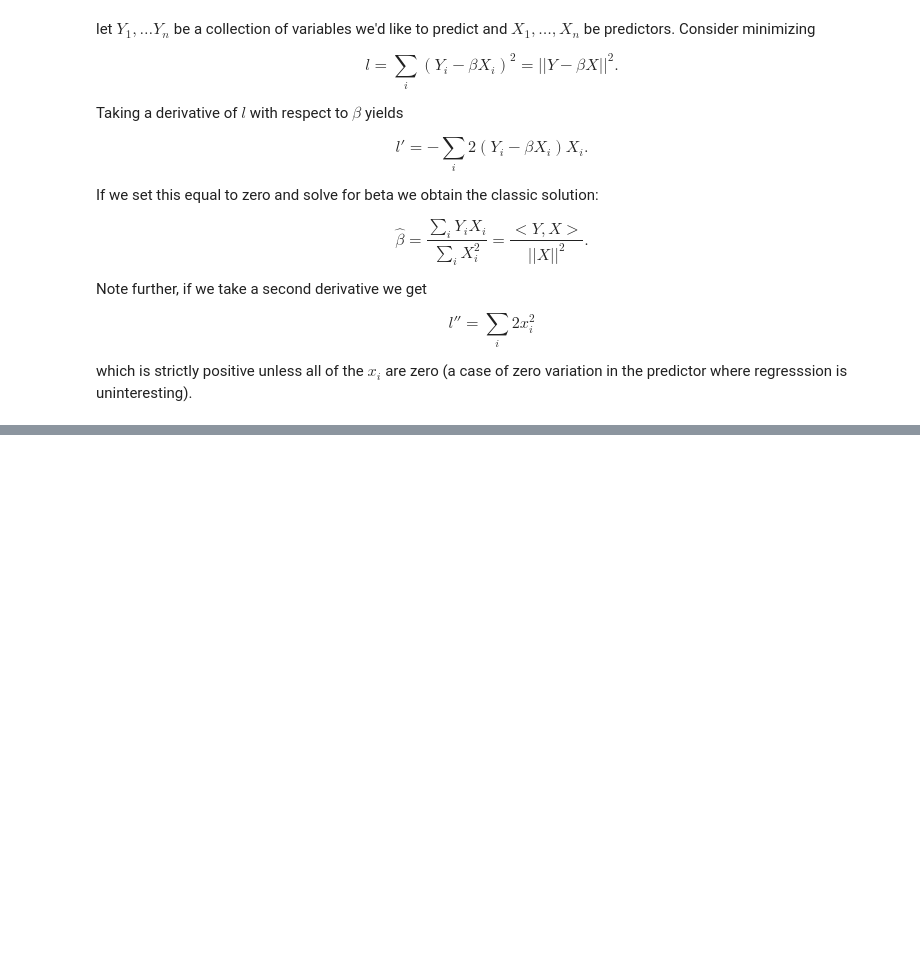
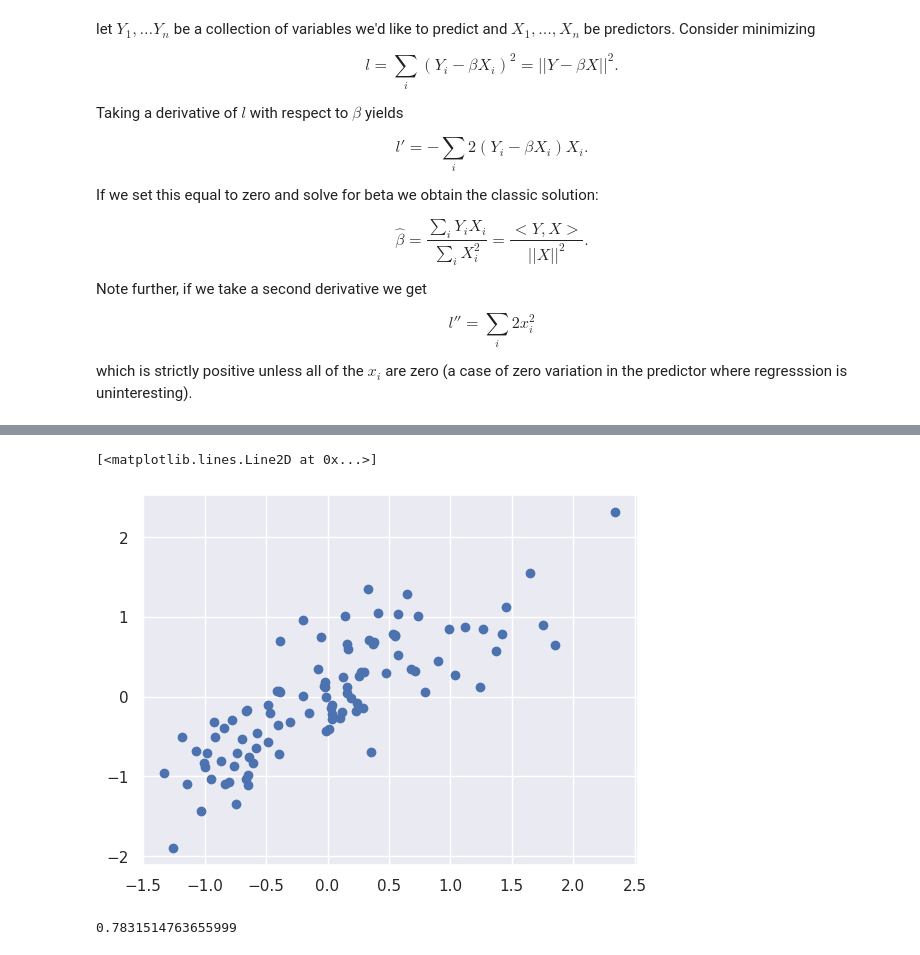
Before and after one commit to Livi-Arbo/BME-DS-Notes, a Jupyter notebook: Data_Science_Notes.ipynb, the cells around one changed output, grey strips where cells are left out. Cells and saved outputs as stored; diff of their text form; code cells hidden in the pictures; blank space fills up the shorter version.

```diff
--- a/Data_Science_Notes.ipynb
+++ b/Data_Science_Notes.ipynb
@@ -376,0 +385,14 @@ which is strictly positive unless all of the $x_i$ are zero (a case of zero vari
+# %%
+#next the data is centered to make an origin based regression more reasonable
+x = x - np.mean(x)
+y = y - np.mean(y)
+plt.plot(x, y, 'o')
+# %% [output]
+[<matplotlib.lines.Line2D at 0x...>]
+[figure, added]
+# %%
+# finding the slope of the fit line
+b = sum(y * x) / sum(x ** 2 )
+b
+# %% [output]
+0.7831514763655999
```
Also changed, not shown: parts of 3 cells of this notebook.
